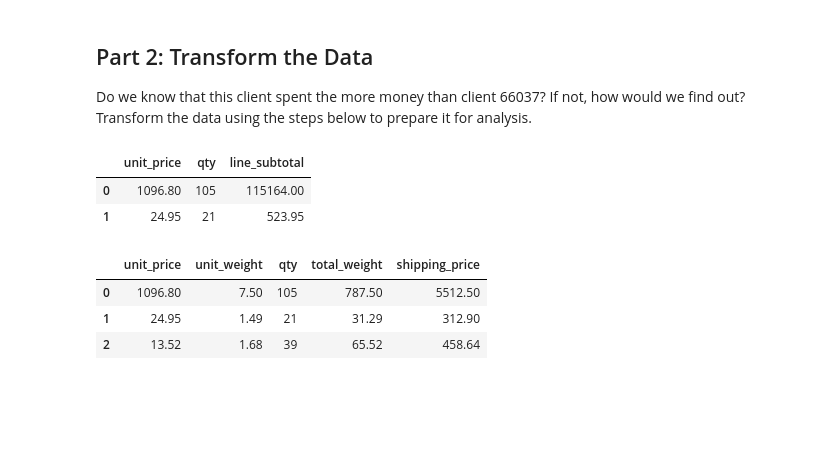
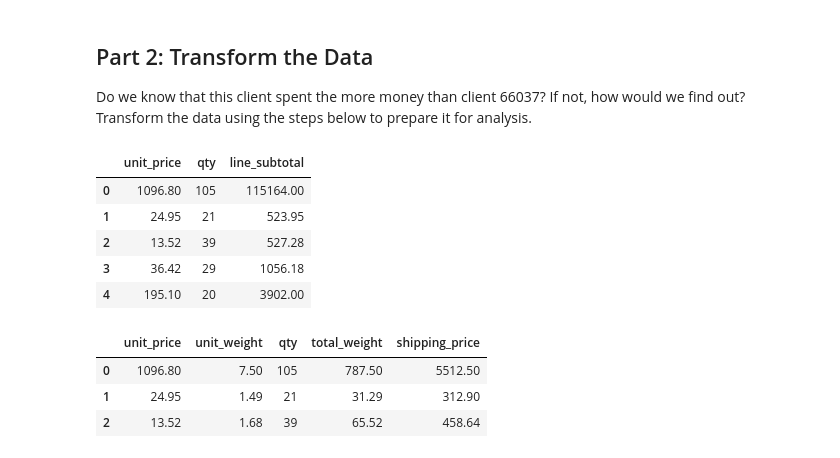
Before and after one commit to LardexTheLarge/pandas-challenge-1, a Jupyter notebook: module_4_challenge.ipynb, the cells around one changed output. Cells and saved outputs as stored; diff of their text form; code cells hidden in the pictures; blank space fills up the shorter version.

```diff
--- a/module_4_challenge.ipynb
+++ b/module_4_challenge.ipynb
@@ -109,11 +109,18 @@ Do we know that this client spent the more money than client 66037? If not, how
 # %%
 # Create a column that calculates the
 # subtotal for each line using the unit_price
 # and the qty
+unitPrice = df["unit_price"]
+qty = df["qty"]
+df["line_subtotal"] = unitPrice * qty
+df[["unit_price", "qty", "line_subtotal"]].head()
 # %% [output]
 |  | unit_price | qty | line_subtotal |
 | 0 | 1096.80 | 105 | 115164.00 |
 | 1 | 24.95 | 21 | 523.95 |
+| 2 | 13.52 | 39 | 527.28 |
+| 3 | 36.42 | 29 | 1056.18 |
+| 4 | 195.10 | 20 | 3902.00 |
 # %%
 # Create a column for shipping price.
 # Assume a shipping price of $7 per pound
```
